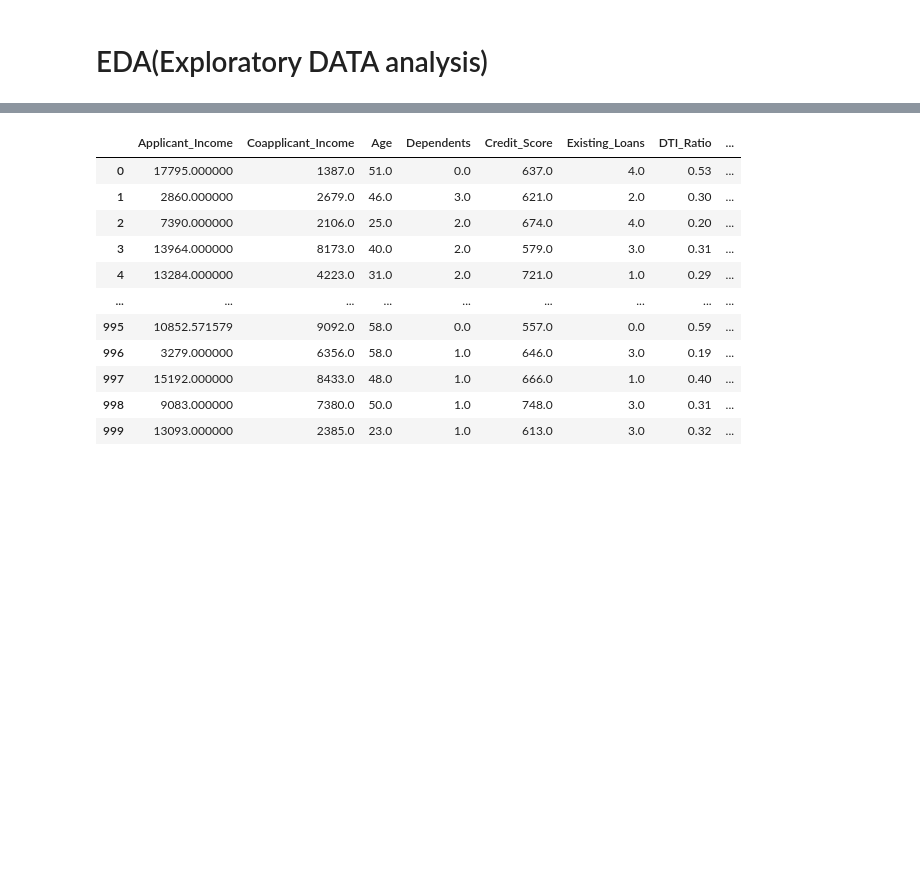
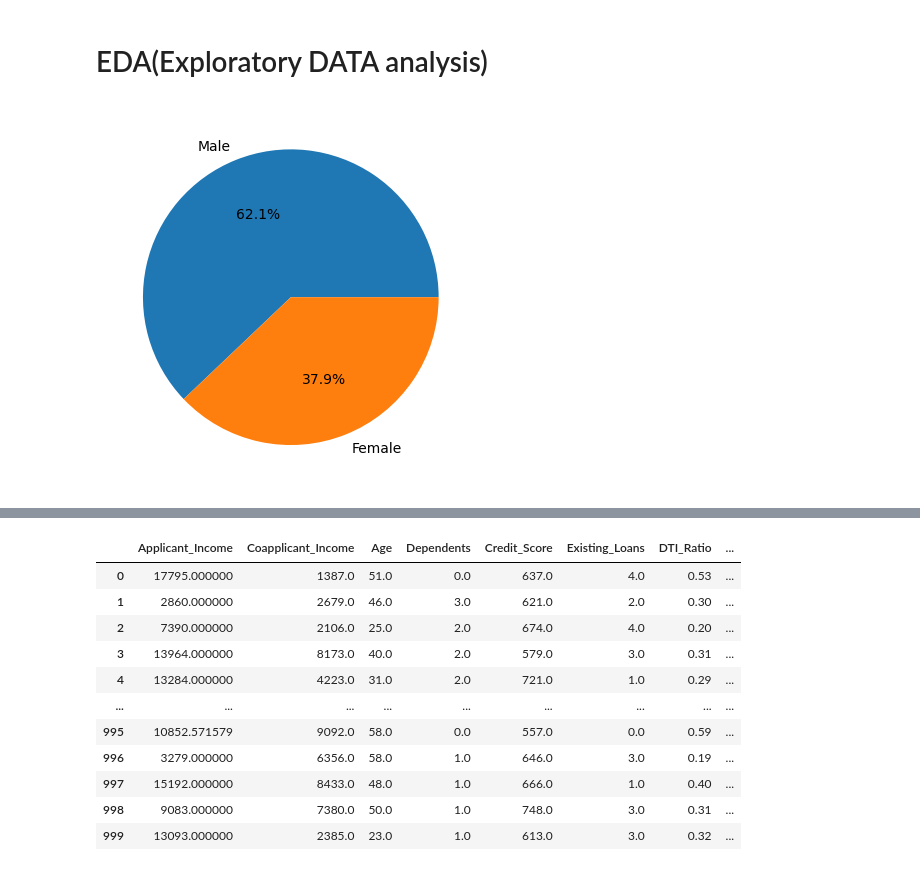
Before and after one commit to simran-kaur5/AI-ML-Projects, a Jupyter notebook: Mini_project_1/loan_risk.ipynb, the cells around one changed output, grey strips where cells are left out. Cells and saved outputs as stored; diff of their text form; code cells hidden in the pictures; blank space fills up the shorter version.

```diff
--- a/Mini_project_1/loan_risk.ipynb
+++ b/Mini_project_1/loan_risk.ipynb
@@ -45,23 +31,19 @@ df = df.drop(columns = ["Applicant_ID"])
 # %%
 class_count = df["Loan_Approved"].value_counts()
 
 #plt.pie(class_count,labels = ["No","Yes"],autopct = "%1.1f%%")
 
 gender_count = df["Gender"].value_counts()
-#plt.pie(gender_count,labels = ["Male","Female"],autopct = "%1.1f%%")
+plt.pie(gender_count,labels = ["Male","Female"],autopct = "%1.1f%%")
 gender_count
 
 marital_count = df["Marital_Status"].value_counts()
 #plt.pie(gender_count,labels = ["married","unmarried"],autopct = "%1.1f%%")
 marital_count
 
 emp_count = df["Employment_Status"].value_counts()
-emp_count
-
-income = df["Coapplicant_Income"]
-
-# plt.hist(income, bins=40)
-# plt.show()
+# %% [output]
+[figure, added]
 # %%
 income = df["Applicant_Income"]
 
```
Also changed, not shown: parts of 5 cells of this notebook, 3 other files.
